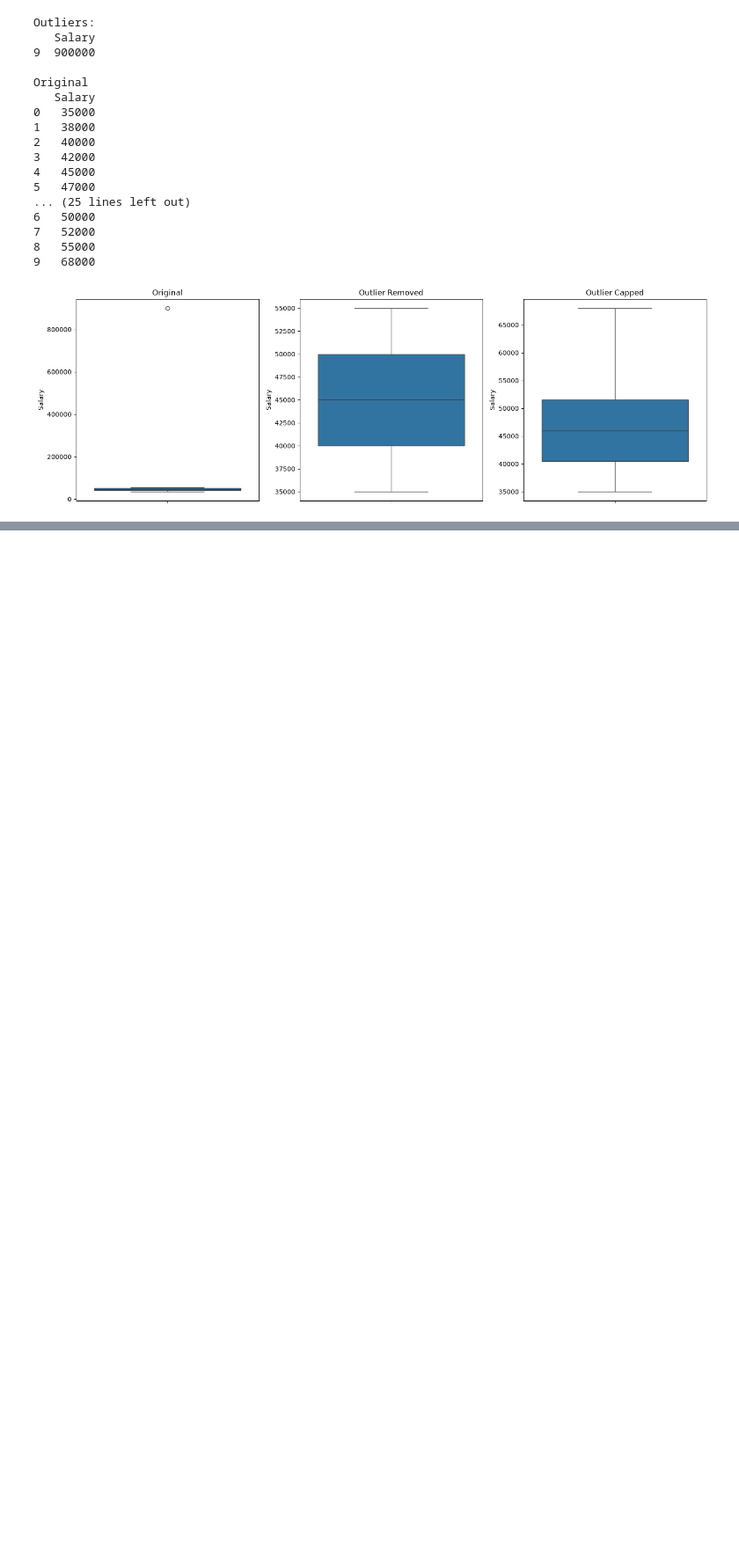
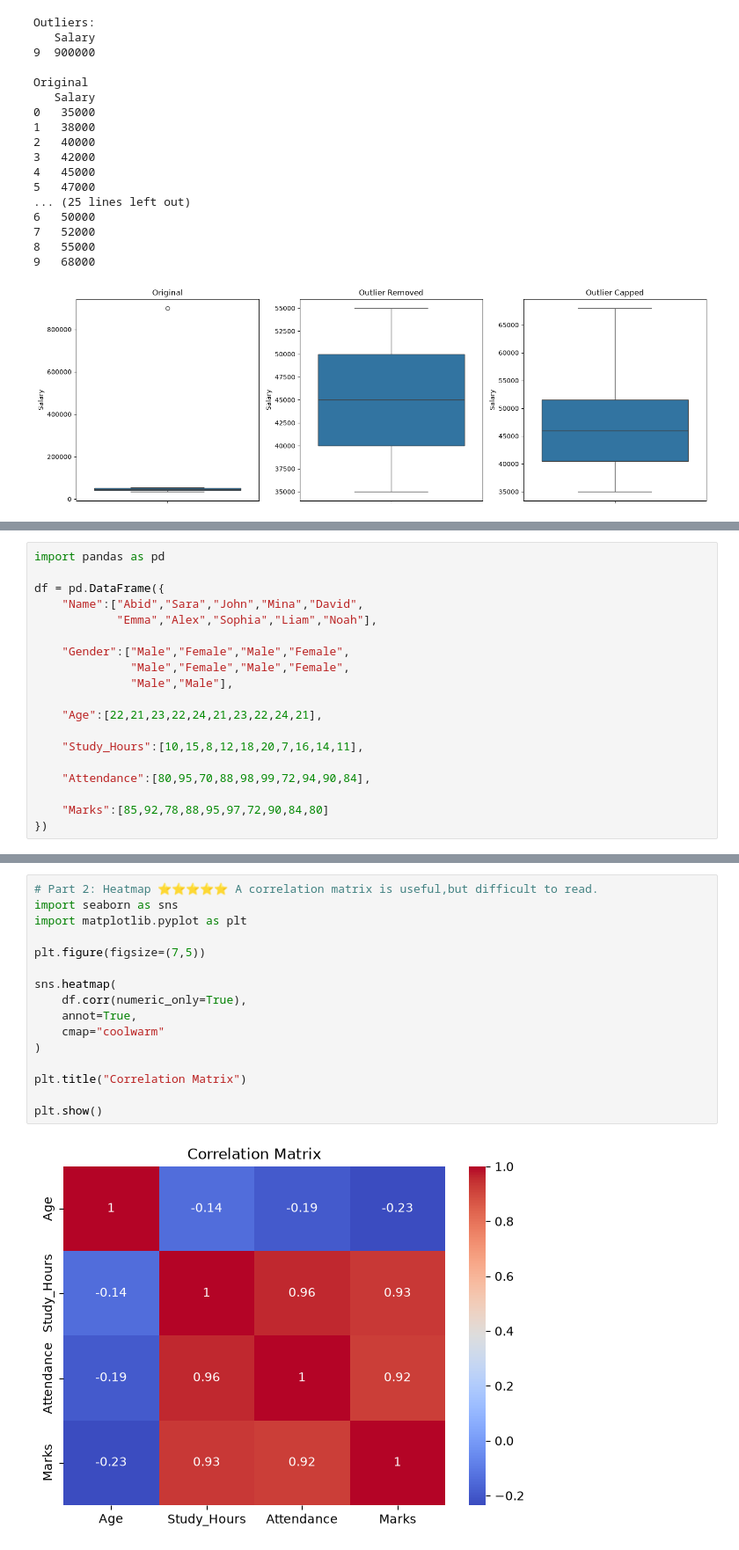
Before and after one commit to abid-rasel/MLOB_My_FILE, a Jupyter notebook: Session/Day 9/Exploratory Data Analysis (EDA).ipynb, the cells around one changed output, grey strips where cells are left out. Shown at 88% size. Cells and saved outputs as stored; diff of their text form; blank space fills up the shorter version.

```diff
--- a/Session/Day 9/Exploratory Data Analysis (EDA).ipynb
+++ b/Session/Day 9/Exploratory Data Analysis (EDA).ipynb
@@ -1529,0 +1536,19 @@ Original
+# %%
+import pandas as pd
+
+df = pd.DataFrame({
+    "Name":["Abid","Sara","John","Mina","David",
+            "Emma","Alex","Sophia","Liam","Noah"],
+
+    "Gender":["Male","Female","Male","Female",
+              "Male","Female","Male","Female",
+              "Male","Male"],
+
+    "Age":[22,21,23,22,24,21,23,22,24,21],
+
+    "Study_Hours":[10,15,8,12,18,20,7,16,14,11],
+
+    "Attendance":[80,95,70,88,98,99,72,94,90,84],
+
+    "Marks":[85,92,78,88,95,97,72,90,84,80]
+})
@@ -1529,0 +1565,18 @@ Original
+# %%
+# Part 2: Heatmap ⭐⭐⭐⭐⭐ A correlation matrix is useful,but difficult to read.
+import seaborn as sns
+import matplotlib.pyplot as plt
+
+plt.figure(figsize=(7,5))
+
+sns.heatmap(
+    df.corr(numeric_only=True),
+    annot=True,
+    cmap="coolwarm"
+)
+
+plt.title("Correlation Matrix")
+
+plt.show()
+# %% [output]
+[figure, added]
```
Also changed, not shown: parts of 58 cells of this notebook, 1 other file.
